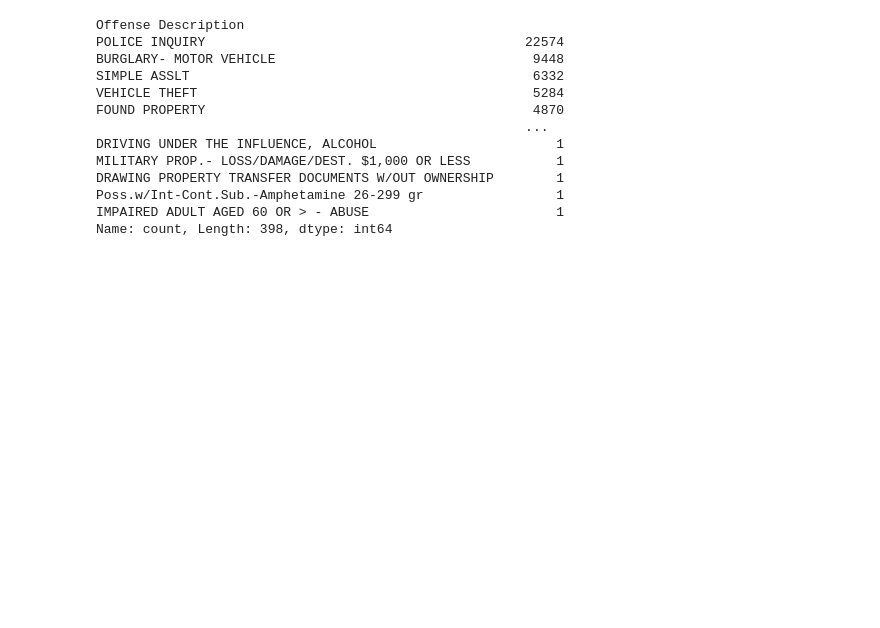
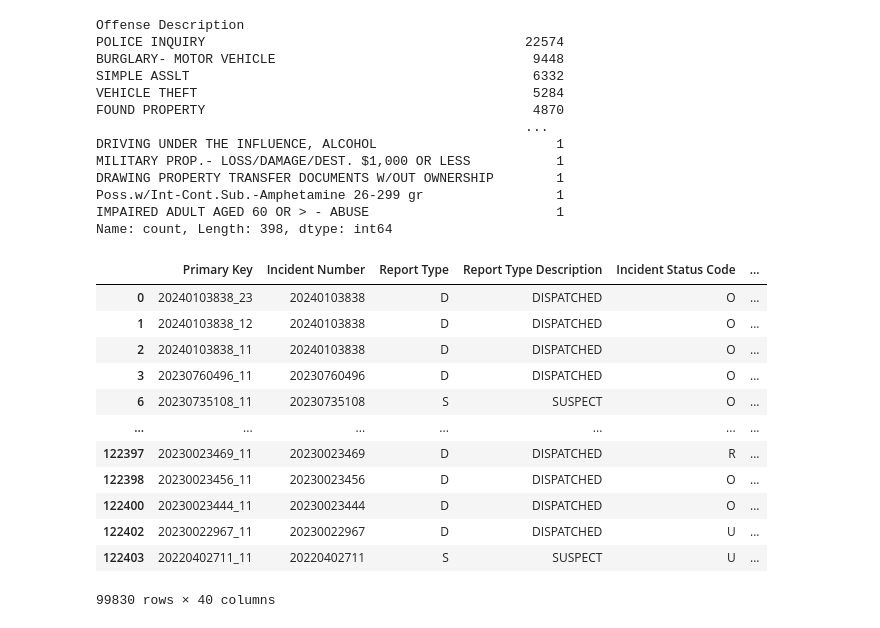
Before and after one commit to antoinette-anderson/Corrolation-between-Nashville-Crime-and-the-Temperature, a Jupyter notebook: notebook/Capstone_Notebook.ipynb, the cells around one changed output. Drawn from its saved outputs; the diff is of its cells as text; code cells hidden in the pictures; blank space fills up the shorter version.

Commit message:
continuting to drop rows and clean data

```diff
--- a/notebook/Capstone_Notebook.ipynb
+++ b/notebook/Capstone_Notebook.ipynb
@@ -160,4 +160,18 @@ IMPAIRED ADULT AGED 60 OR > - ABUSE                        1
 Name: count, Length: 398, dtype: int64
 # %%
 # dropping police inquiry
-nasvhillecrime_weather = nashvillecrime_weather.drop(nashvillecrime_weather[nashvillecrime_weather['Offense Description'] == 'POLICE INQUIRY'].index)
+nashvillecrime_weather[nashvillecrime_weather['Offense Description'] != 'POLICE INQUIRY']
+# %% [output]
+|  | Primary Key | Incident Number | Report Type | Report Type Description | Incident Status Code | ... |
+| 0 | 20240103838_23 | 20240103838 | D | DISPATCHED | O | ... |
+| 1 | 20240103838_12 | 20240103838 | D | DISPATCHED | O | ... |
+| 2 | 20240103838_11 | 20240103838 | D | DISPATCHED | O | ... |
+| 3 | 20230760496_11 | 20230760496 | D | DISPATCHED | O | ... |
+| 6 | 20230735108_11 | 20230735108 | S | SUSPECT | O | ... |
+| ... | ... | ... | ... | ... | ... | ... |
+| 122397 | 20230023469_11 | 20230023469 | D | DISPATCHED | R | ... |
+| 122398 | 20230023456_11 | 20230023456 | D | DISPATCHED | O | ... |
+| 122400 | 20230023444_11 | 20230023444 | D | DISPATCHED | O | ... |
+| 122402 | 20230022967_11 | 20230022967 | D | DISPATCHED | U | ... |
+| 122403 | 20220402711_11 | 20220402711 | S | SUSPECT | U | ... |
+99830 rows × 40 columns
```
Also changed, not shown: parts of 4 cells of this notebook.
